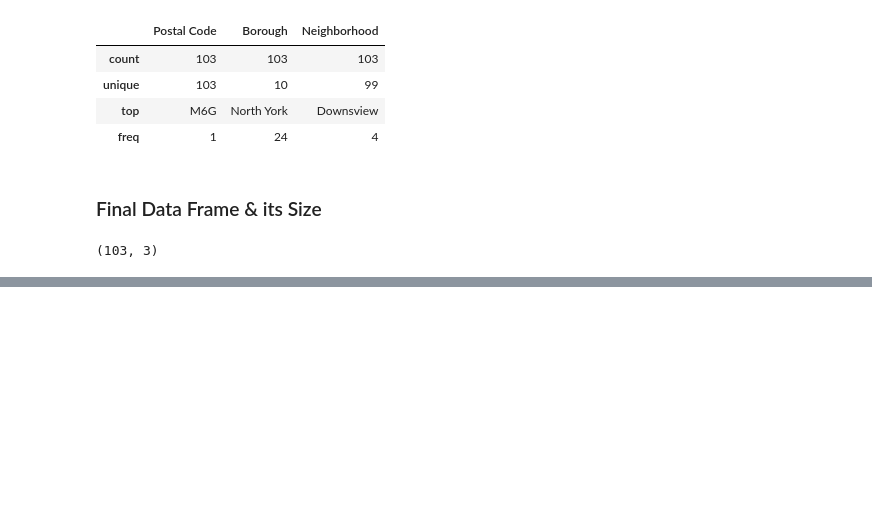
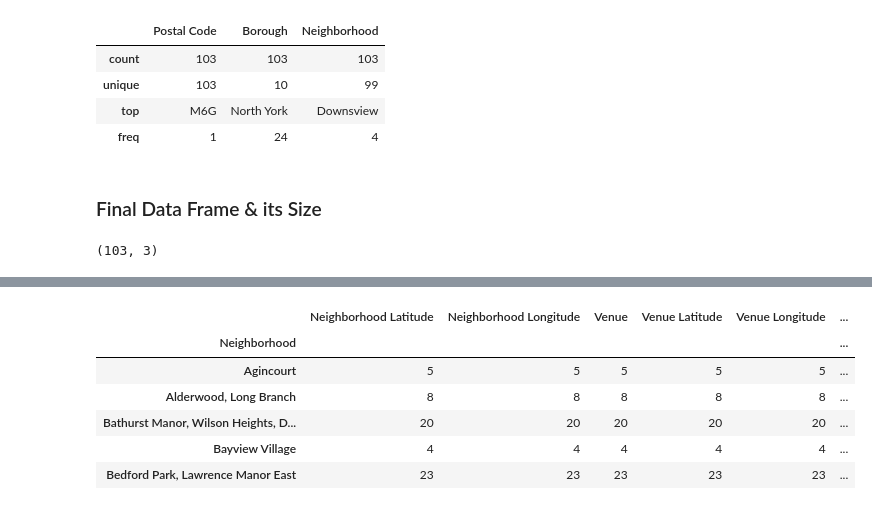
Before and after one commit to indraneel207/Coursera, a Jupyter notebook: Applied Data Science Capstone.ipynb, the cells around one changed output, grey strips where cells are left out. Drawn from its saved outputs; the diff is of its cells as text; code cells hidden in the pictures; blank space fills up the shorter version.

```diff
--- a/Applied Data Science Capstone.ipynb
+++ b/Applied Data Science Capstone.ipynb
@@ -73,0 +115,8 @@ finalDf.shape
+# %%
+address = 'Toronto, Ontario'
+
+geolocator = Nominatim(user_agent="toronto")
+location = geolocator.geocode(address)
+latitude = location.latitude
+longitude = location.longitude
+print('The geograpical coordinate of Toronto are {}, {}.'.format(latitude, longitude))
@@ -73,0 +125,19 @@ finalDf.shape
+# %%
+# create map of New York using latitude and longitude values
+map_toronto = folium.Map(location=[latitude, longitude], zoom_start=10)
+
+# add markers to map
+for lat, lng, borough, neighe in zip(neighborhood['Latitude'], neighborhood['Longitude'], neighborhood['Borough'], neighborhood['Neighborhood']):
+    label = '{}, {}'.format(neighborhood, borough)
+    label = folium.Popup(label, parse_html=True)
+    folium.CircleMarker(
+        [lat, lng],
+        radius=5,
+        popup=label,
+        color='blue',
+        fill=True,
+        fill_color='#3186cc',
+        fill_opacity=0.7,
+        parse_html=False).add_to(map_toronto)
+
+map_toronto
@@ -73,0 +146,10 @@ finalDf.shape
+# %%
+
+CLIENT_ID = 'PNNTTIIPRW4E5HOYFVP2JU20KUJUX0YF3A15WYIRHRHZHIF3' # your Foursquare ID
+CLIENT_SECRET = '3H5OSLL0KIWIXIOUVXQX1XJHYIDXZKLJKELUXXJ5PSQQSF4N' # your Foursquare Secret
+VERSION = '20180605' # Foursquare API version
+LIMIT = 100
+
+print('Your credentails:')
+print('CLIENT_ID: ' + CLIENT_ID)
+print('CLIENT_SECRET:' + CLIENT_SECRET)
@@ -73,0 +201,5 @@ finalDf.shape
+# %%
+toronto_venues = getNearbyVenues(names=neighborhood['Neighborhood'],
+                                   latitudes=neighborhood['Latitude'],
+                                   longitudes=neighborhood['Longitude']
+                                  )
@@ -73,0 +224,10 @@ finalDf.shape
+# %%
+toronto_venues.groupby('Neighborhood').count().head()
+# %% [output]
+|  | Neighborhood Latitude | Neighborhood Longitude | Venue | Venue Latitude | Venue Longitude | ... |
+| Neighborhood |  |  |  |  |  | ... |
+| Agincourt | 5 | 5 | 5 | 5 | 5 | ... |
+| Alderwood, Long Branch | 8 | 8 | 8 | 8 | 8 | ... |
+| Bathurst Manor, Wilson Heights, D... | 20 | 20 | 20 | 20 | 20 | ... |
+| Bayview Village | 4 | 4 | 4 | 4 | 4 | ... |
+| Bedford Park, Lawrence Manor East | 23 | 23 | 23 | 23 | 23 | ... |
```
Also changed, not shown: parts of 12 cells of this notebook.
